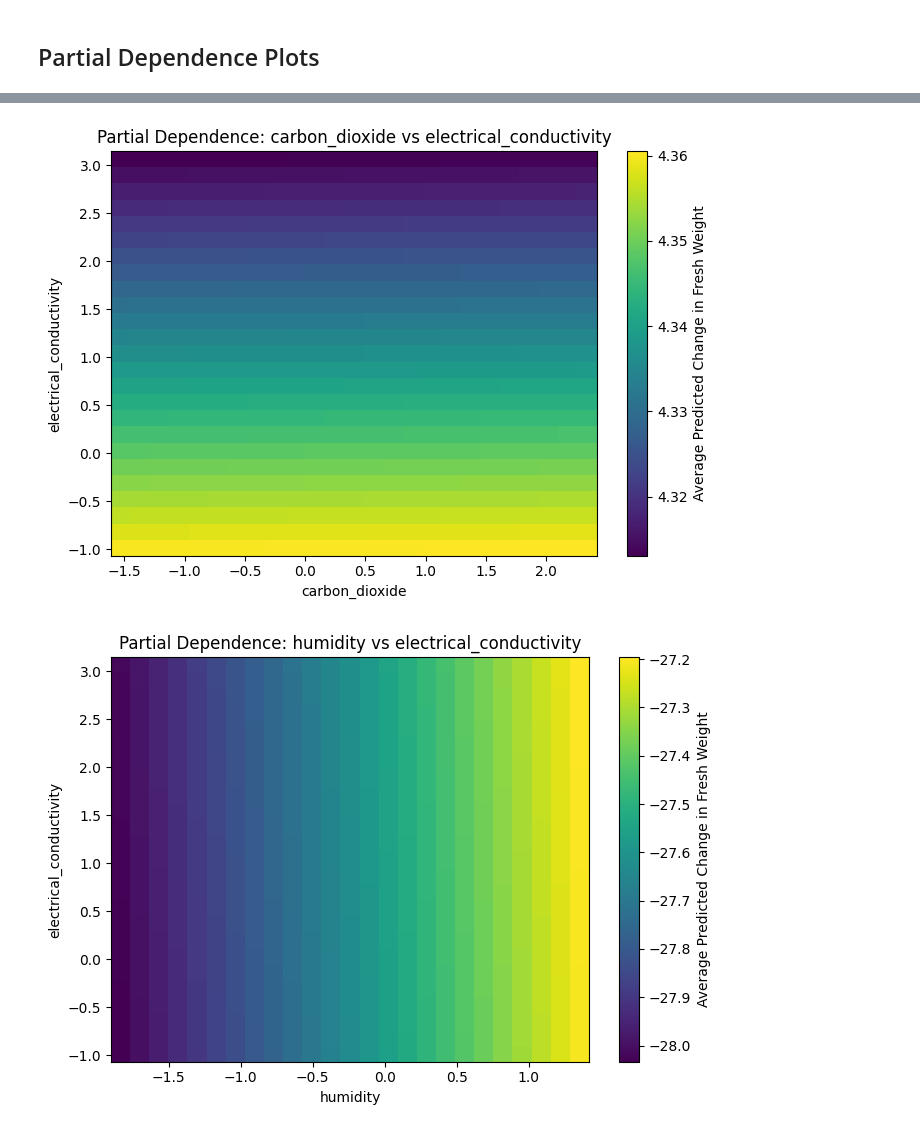
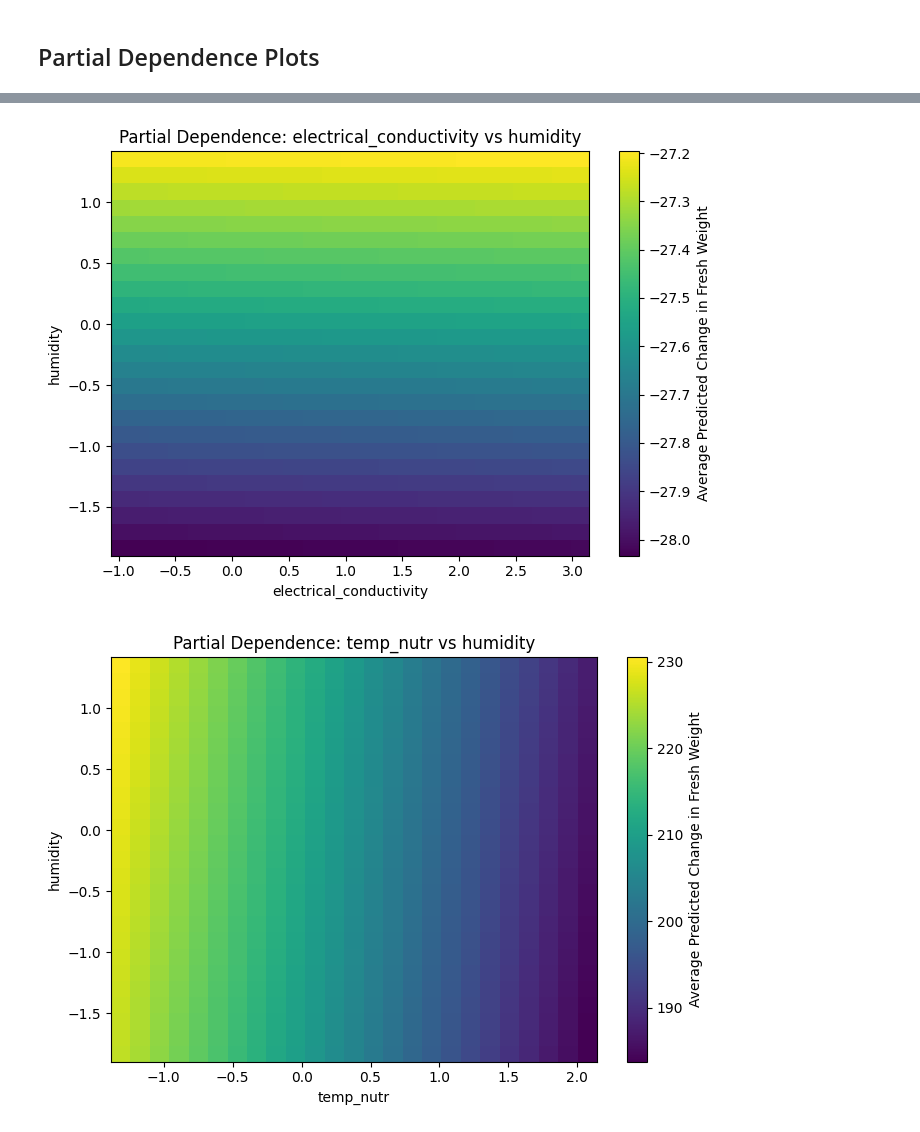
Before and after one commit to GerardoG2/plant-health-status, a Jupyter notebook: Notebooks/NeuralNetwork_tboth.ipynb, the cells around one changed output, grey strips where cells are left out. Drawn from its saved outputs; the diff is of its cells as text; code cells hidden in the pictures.

```diff
--- a/Notebooks/NeuralNetwork_tboth.ipynb
+++ b/Notebooks/NeuralNetwork_tboth.ipynb
@@ -772,13 +1293,9 @@ model2.eval()
 
 # feature pairs to examine
 feature_pairs = [
-    ("carbon_dioxide", "humidity"),
-    ("carbon_dioxide", "electrical_conductivity"),
-    ("humidity", "electrical_conductivity"),
-    ("temp_nutr", "pressure"),
-    ("temp_nutr", "electrical_conductivity"),
-    ("pressure", "electrical_conductivity"),
-    ("temp_nutr", "carbon_dioxide"),
+    ("electrical_conductivity", "temp_nutr"),
+    ("electrical_conductivity", "humidity"),
+    ("temp_nutr", "humidity"),
 ]
 
 # map feature names to column indices
@@ -835,2 +1352,2 @@ for feat1, feat2 in feature_pairs:
-[figure, old version]
+[figure, new version]
-[figure, old version]
+[figure, new version]
```
Also changed, not shown: parts of 31 cells of this notebook, 37 other files.
